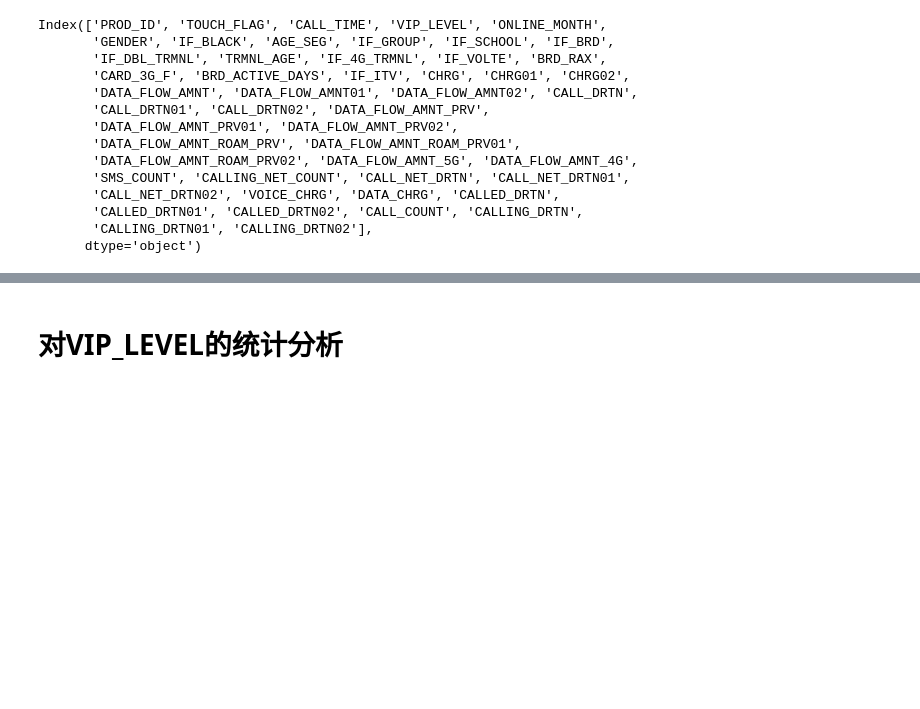
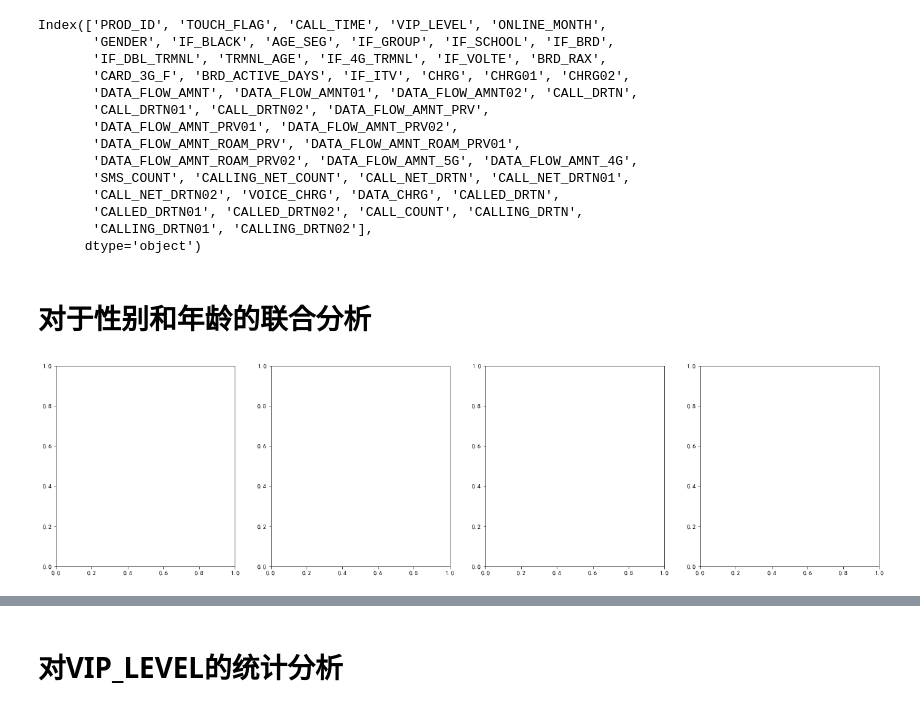
Before and after one commit to WzqProgrammer/MasterProject, a Jupyter notebook: JupyterPythonProejct/02.EasyCallProject/03..用户数据基础分析(5月19日).ipynb, the cells around one changed output, grey strips where cells are left out. Saved outputs shown, nothing was run; the diff lists cells and outputs as text; code cells hidden in the pictures; blank space fills up the shorter version.

```diff
--- a/JupyterPythonProejct/02.EasyCallProject/03..用户数据基础分析(5月19日).ipynb
+++ b/JupyterPythonProejct/02.EasyCallProject/03..用户数据基础分析(5月19日).ipynb
@@ -144,3 +144,5 @@ def compulete_count_normalized_categories(data):
     return result
 # %%
 matplotlib.rcParams['font.sans-serif'] = ['KaiTi']
+# %% [markdown]
+# 对于性别和年龄的联合分析
@@ -146,0 +154,4 @@ matplotlib.rcParams['font.sans-serif'] = ['KaiTi']
+# %%
+fig,axes = plt.subplots(1, 4, figsize=(24, 6))
+# %% [output]
+[figure, added]
```
Also changed, not shown: parts of 10 cells of this notebook, 1 other file.
